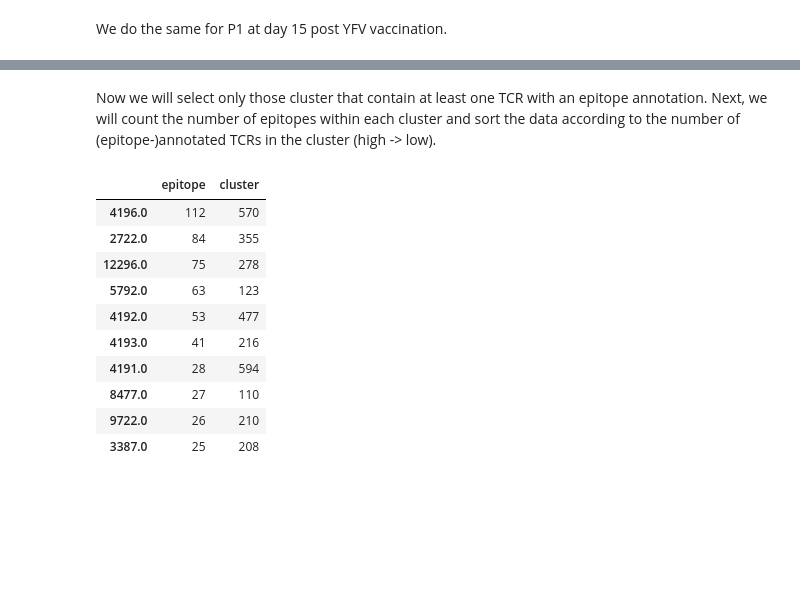
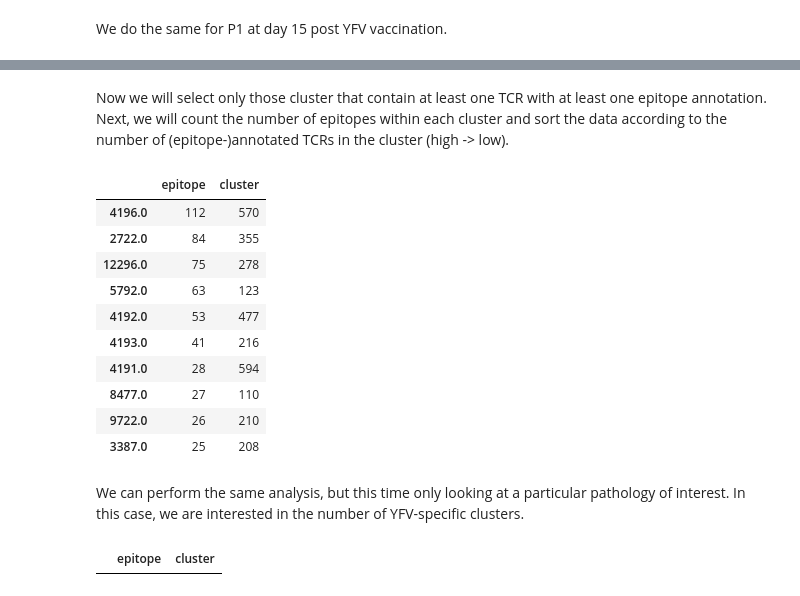
Before and after one commit to svalkiers/MMB_antigen_receptor_repertoire_tools, a Jupyter notebook: notebooks/part5_cluster_annotation.ipynb, the cells around one changed output, grey strips where cells are left out. Saved outputs shown, nothing was run; the diff lists cells and outputs as text; code cells hidden in the pictures; blank space fills up the shorter version.

Commit message:
cluster annotation

```diff
--- a/notebooks/part5_cluster_annotation.ipynb
+++ b/notebooks/part5_cluster_annotation.ipynb
@@ -94,25 +96,38 @@ merged_15.head()
 | 3 | 558.0 | 0.000290 | CASSERENTEAFF | TRBV6-4*00 | TRBJ1-1*00 | 607.0 | NaN | NaN | NaN | ... |
 | 4 | 3.0 | 0.000002 | CASSERENTEAFF | TRBV6-1*00 | TRBJ1-1*00 | 607.0 | NaN | NaN | NaN | ... |
 # %% [markdown]
-Now we will select only those cluster that contain at least one TCR with an epitope annotation. Next, we will count the number of epitopes within each cluster and sort the data according to the number of (epitope-)annotated TCRs in the cluster (high -> low).
+Now we will select only those cluster that contain at least one TCR with at least one epitope annotation. Next, we will count the number of epitopes within each cluster and sort the data according to the number of (epitope-)annotated TCRs in the cluster (high -> low).
+# %%
+clusters_with_hits = set(merged_0.dropna(subset = "epitope").cluster)
+subset = merged_0[merged_0.cluster.isin(clusters_with_hits)]
+
+epi_count = subset.groupby("cluster").count().epitope.sort_index()
+cluster_size = merged_0.cluster.value_counts()[clusters_with_hits].sort_index()
+
+res = pd.concat([epi_count, cluster_size], axis = 1)
+res.sort_values(by = "epitope", ascending = False).head(10)
+# %% [output]
+|  | epitope | cluster |
+| 4196.0 | 112 | 570 |
+| 2722.0 | 84 | 355 |
+| 12296.0 | 75 | 278 |
+| 5792.0 | 63 | 123 |
+| 4192.0 | 53 | 477 |
+| 4193.0 | 41 | 216 |
+| 4191.0 | 28 | 594 |
+| 8477.0 | 27 | 110 |
+| 9722.0 | 26 | 210 |
+| 3387.0 | 25 | 208 |
+# %% [markdown]
+We can perform the same analysis, but this time only looking at a particular pathology of interest. In this case, we are interested in the number of YFV-specific clusters.
 # %%
-clusters_with_hits = set(merged_0.dropna(subset = ["epitope"]).cluster)
+clusters_with_hits = set(merged_0[merged_0.pathology=='YellowFeverVirus'].cluster)
 subset = merged_0[merged_0.cluster.isin(clusters_with_hits)]
 
 epi_count = subset.groupby("cluster").count().epitope.sort_index()
 cluster_size = merged_0.cluster.value_counts()[clusters_with_hits].sort_index()
 
 res = pd.concat([epi_count, cluster_size], axis = 1)
 res.sort_values(by = "epitope", ascending = False).head(10)
 # %% [output]
 |  | epitope | cluster |
-| 4196.0 | 112 | 570 |
-| 2722.0 | 84 | 355 |
-| 12296.0 | 75 | 278 |
-| 5792.0 | 63 | 123 |
-| 4192.0 | 53 | 477 |
-| 4193.0 | 41 | 216 |
-| 4191.0 | 28 | 594 |
-| 8477.0 | 27 | 110 |
-| 9722.0 | 26 | 210 |
-| 3387.0 | 25 | 208 |
```
Also changed, not shown: parts of 6 cells of this notebook, 1 other file.
